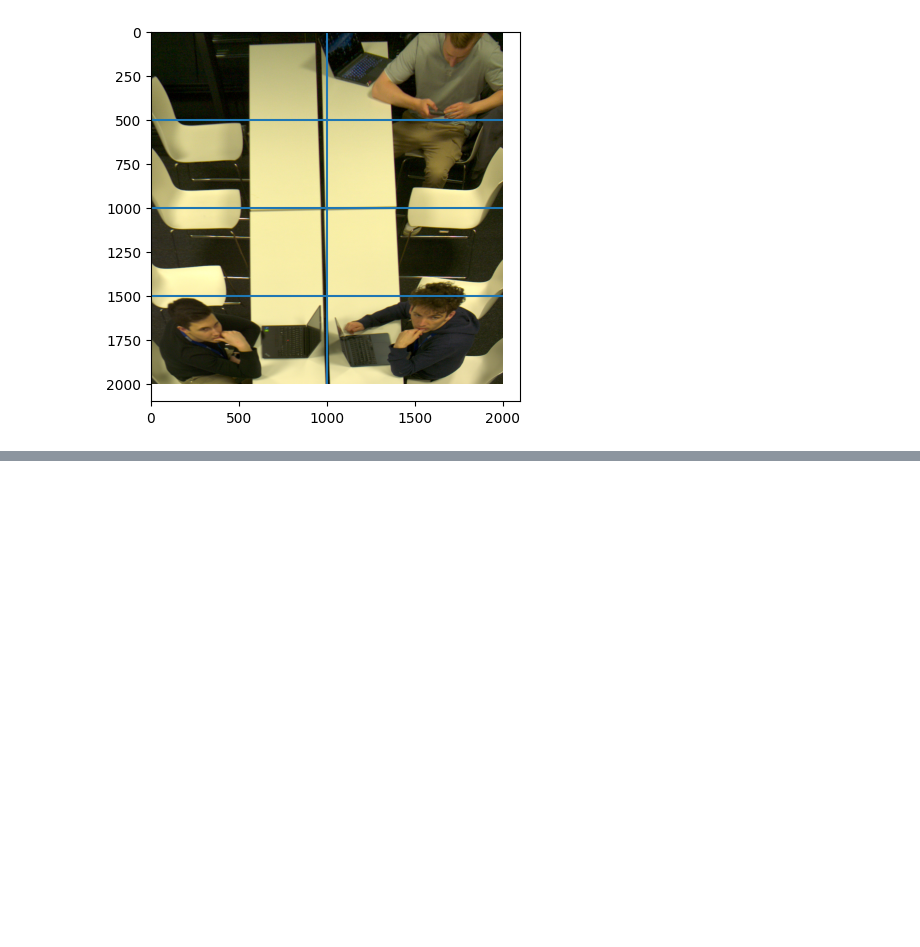
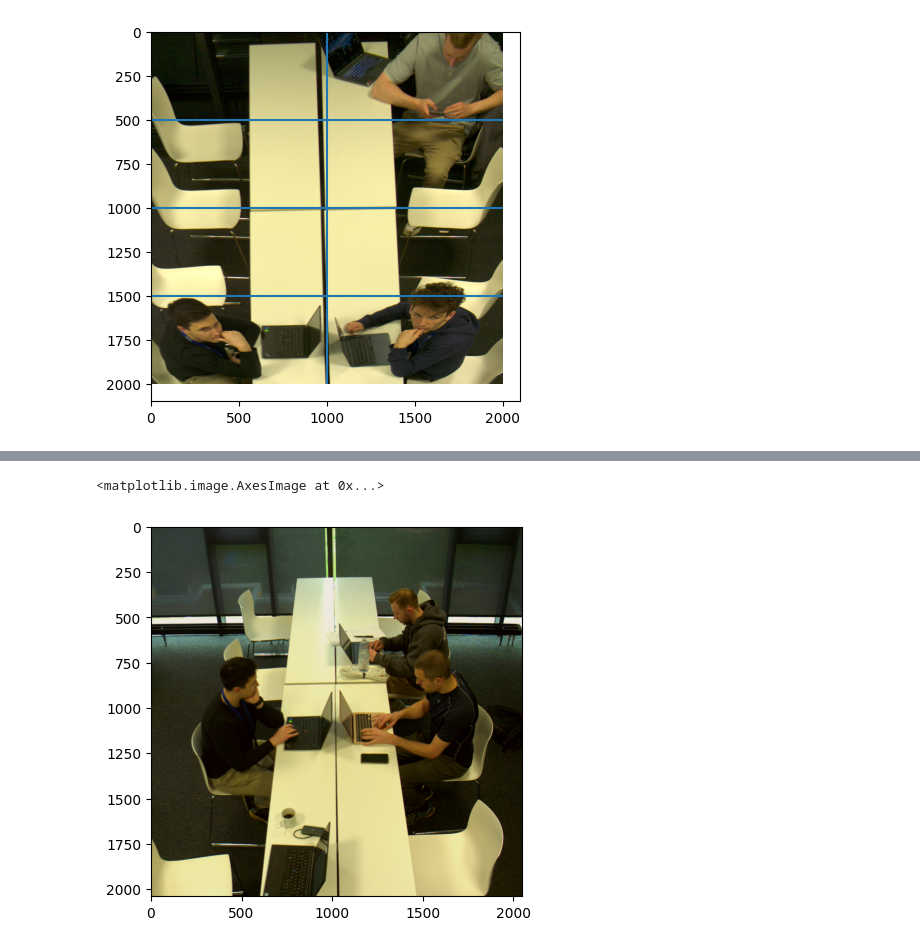
Before and after one commit to TimBerti/zeiss-hackathon-2024, a Jupyter notebook: notebooks/image_transform.ipynb, the cells around one changed output, grey strips where cells are left out. Saved outputs shown, nothing was run; the diff lists cells and outputs as text; code cells hidden in the pictures; blank space fills up the shorter version.

```diff
--- a/notebooks/image_transform.ipynb
+++ b/notebooks/image_transform.ipynb
@@ -29 +56,22 @@ plt.show()
+# %%
+def adjust_lighting(img, target_brightness=86.031, target_color=[98.981, 95.423, 62.651]):
+    gray_image = cv.cvtColor(img, cv.COLOR_BGR2GRAY)
+    current_brightness = gray_image.mean()
+
+    brightness_offset = target_brightness - current_brightness
+    img = cv.add(img, np.array([brightness_offset]))
+
+    average_color_per_row = np.average(img, axis=0)
+    current_color = np.average(average_color_per_row, axis=0)
+
+    color_diff = target_color - current_color
+
+    adjusted_image = cv.add(img, np.array([color_diff]))
+    return adjusted_image
+
+adjusted_image = adjust_lighting(img)
+plt.imshow(adjusted_image)
+# %% [output]
+<matplotlib.image.AxesImage at 0x...>
+[figure, added]
 # %%
```
Also changed, not shown: parts of 3 cells of this notebook, 2 other files.
